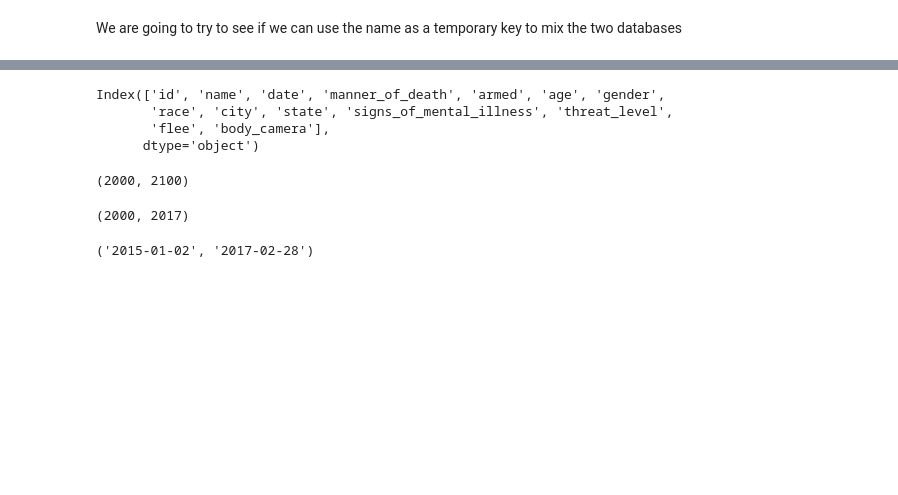
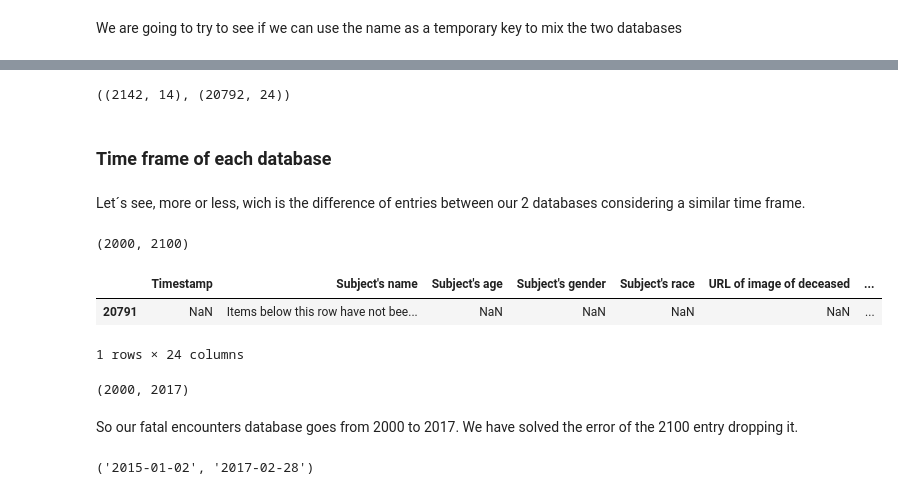
Before and after one commit to ReDI-Data-Analysis/data-analysis-project, a Jupyter notebook: notebooks/Previous analysis for sql implementation.ipynb, the cells around one changed output, grey strips where cells are left out. Drawn from its saved outputs; the diff is of its cells as text; code cells hidden in the pictures; blank space fills up the shorter version.

Commit message:
updating sql notebook
adding notes to the notebook
fixing the date

```diff
--- a/notebooks/Previous analysis for sql implementation.ipynb
+++ b/notebooks/Previous analysis for sql implementation.ipynb
@@ -21,20 +17,31 @@ wpost.shape, fenc.shape
-# %%
-wpost.columns
-# %% [output]
-Index(['id', 'name', 'date', 'manner_of_death', 'armed', 'age', 'gender',
-       'race', 'city', 'state', 'signs_of_mental_illness', 'threat_level',
-       'flee', 'body_camera'],
-      dtype='object')
+# %%
+# Comparing the 2 databases entries
+
+wpost.shape, fenc.shape
+# %% [output]
+((2142, 14), (20792, 24))
+# %% [markdown]
+### Time frame of each database
+# %% [markdown]
+Let´s see, more or less, wich is the difference of entries between our 2 databases considering a similar time frame.
 # %%
 fenc['Date (Year)'].min(), fenc['Date (Year)'].max()
 # %% [output]
 (2000, 2100)
+# %%
+fenc[fenc['Date (Year)'] > 2017]
+# %% [output]
+|  | Timestamp | Subject's name | Subject's age | Subject's gender | Subject's race | URL of image of deceased | ... |
+| 20791 | NaN | Items below this row have not bee... | NaN | NaN | NaN | NaN | ... |
+1 rows × 24 columns
 # %%
 fenc = fenc.drop(20791)
 # %%
 fenc['Date (Year)'].min(), fenc['Date (Year)'].max()
 # %% [output]
 (2000, 2017)
+# %% [markdown]
+So our fatal encounters database goes from 2000 to 2017. We have solved the error of the 2100 entry dropping it.
 # %%
 wpost.date.min(), wpost.date.max()
 # %% [output]
```
Also changed, not shown: parts of 8 cells of this notebook.
